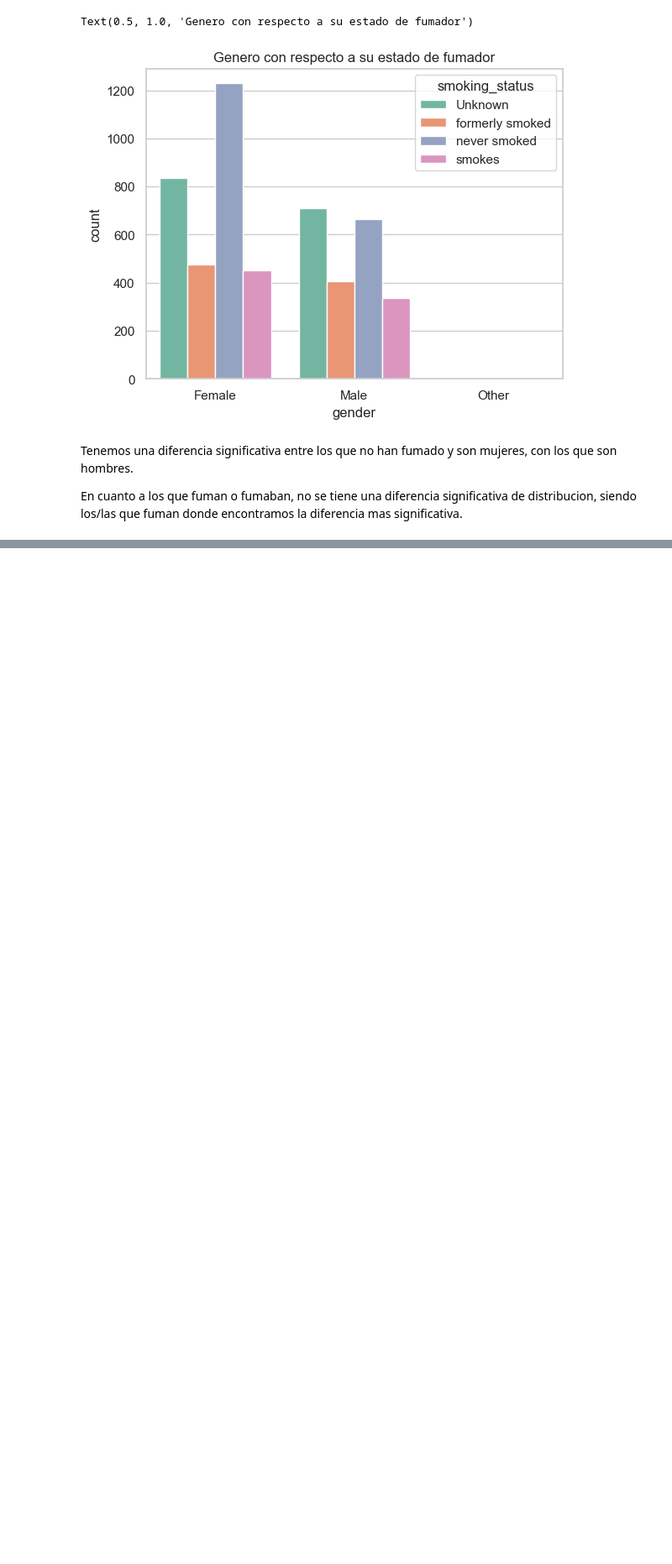
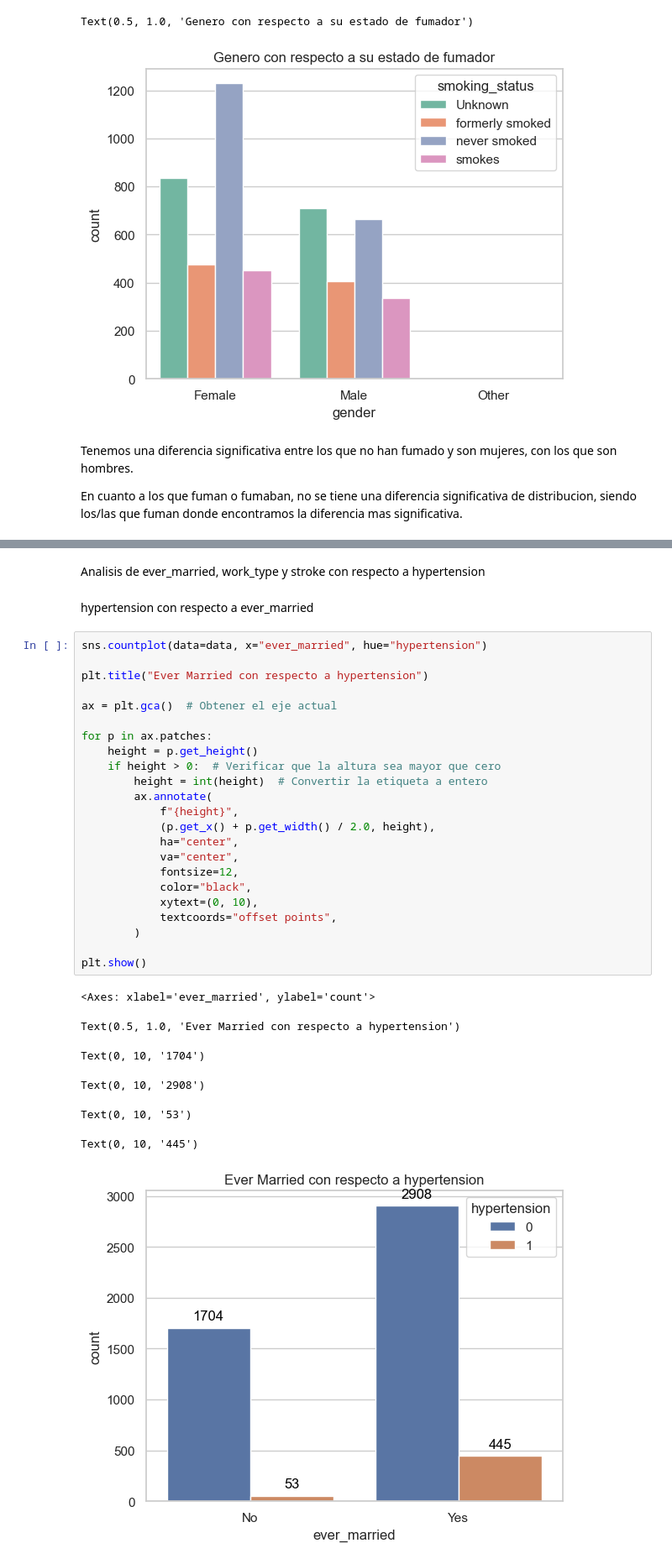
Before and after one commit to Axel2293/PAD, a Jupyter notebook: analisis.ipynb, the cells around one changed output, grey strips where cells are left out. Shown at 84% size. Cells and saved outputs as stored; diff of their text form; blank space fills up the shorter version.

```diff
--- a/analisis.ipynb
+++ b/analisis.ipynb
@@ -1549,0 +1552,35 @@ En cuanto a los que fuman o fumaban, no se tiene una diferencia significativa de
+# %% [markdown]
+Analisis de ever_married, work_type y stroke con respecto a hypertension
+# %% [markdown]
+hypertension con respecto a ever_married
+# %%
+sns.countplot(data=data, x="ever_married", hue="hypertension")
+
+plt.title("Ever Married con respecto a hypertension")
+
+ax = plt.gca()  # Obtener el eje actual
+
+for p in ax.patches:
+    height = p.get_height()
+    if height > 0:  # Verificar que la altura sea mayor que cero
+        height = int(height)  # Convertir la etiqueta a entero
+        ax.annotate(
+            f"{height}",
+            (p.get_x() + p.get_width() / 2.0, height),
+            ha="center",
+            va="center",
+            fontsize=12,
+            color="black",
+            xytext=(0, 10),
+            textcoords="offset points",
+        )
+
+plt.show()
+# %% [output]
+<Axes: xlabel='ever_married', ylabel='count'>
+Text(0.5, 1.0, 'Ever Married con respecto a hypertension')
+Text(0, 10, '1704')
+Text(0, 10, '2908')
+Text(0, 10, '53')
+Text(0, 10, '445')
+[figure, added]
```
Also changed, not shown: parts of 10 cells of this notebook.
